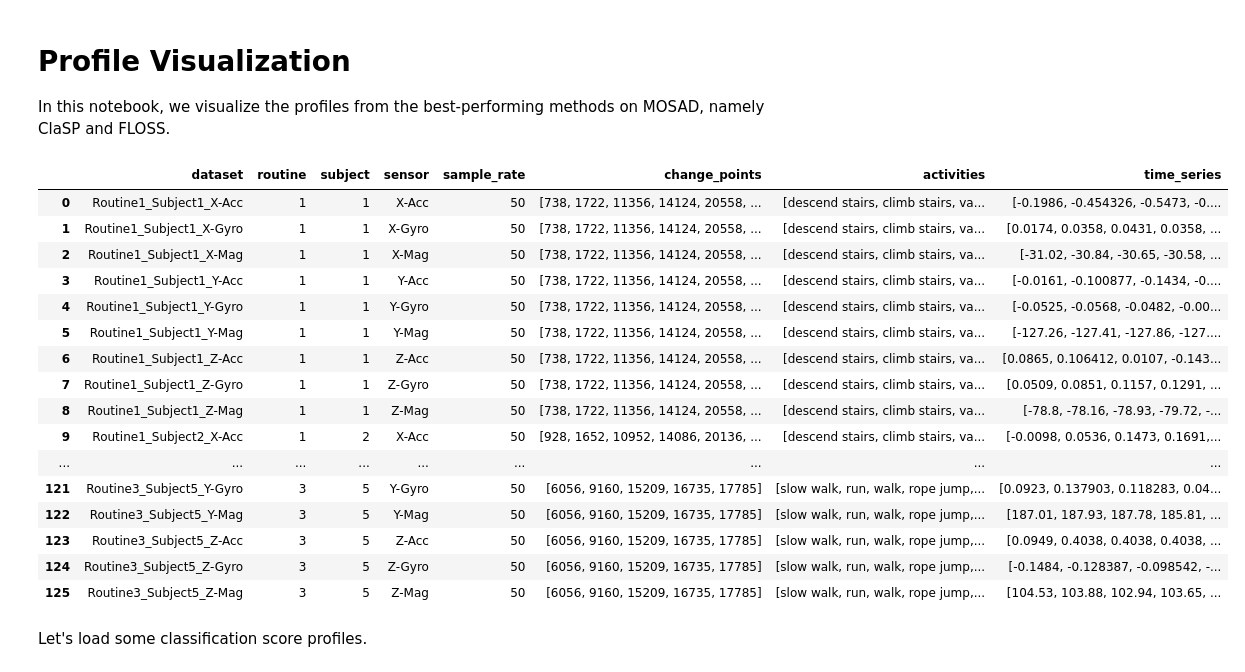
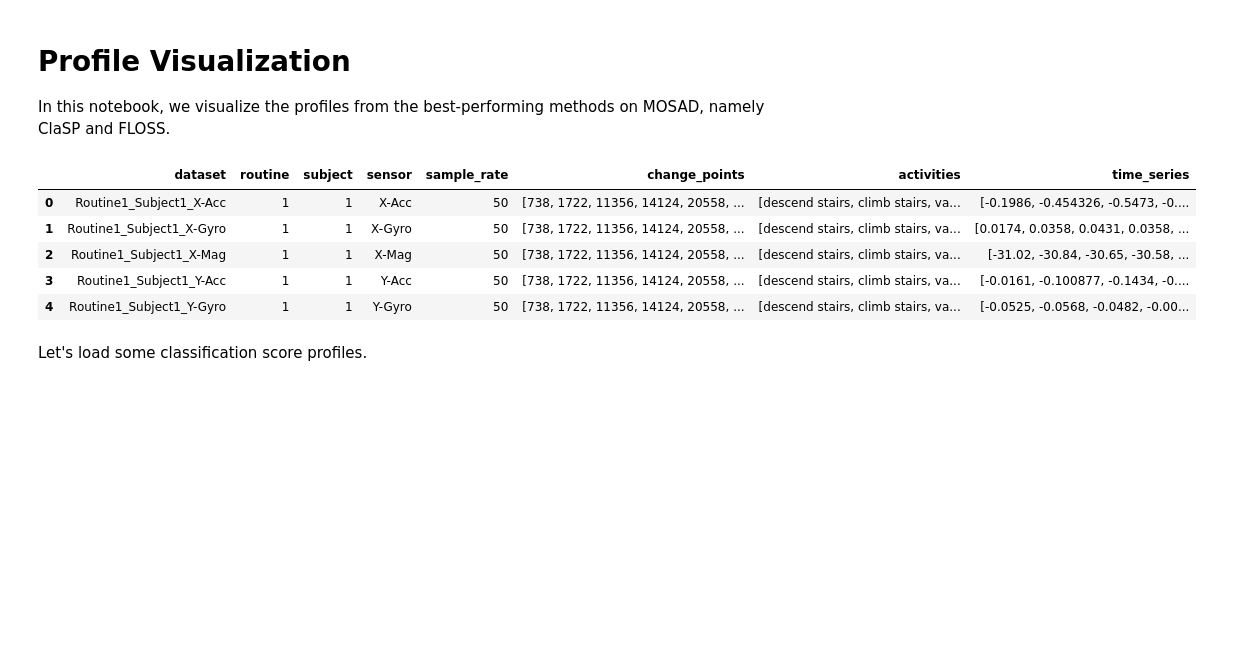
Before and after one commit to ermshaua/mobile-sensing-human-activity-data-set, a Jupyter notebook: notebooks/profile_visualization.ipynb, the cells around one changed output. Drawn from its saved outputs; the diff is of its cells as text; code cells hidden in the pictures; blank space fills up the shorter version.

```diff
--- a/notebooks/profile_visualization.ipynb
+++ b/notebooks/profile_visualization.ipynb
@@ -30,25 +30,14 @@ from src.utils import load_mosad_dataset
 from src.visualizer import plot_profile_with_ts, plot_ts
 # %%
 df_mosad = load_mosad_dataset()
-df_mosad
+df_mosad.head()
 # %% [output]
 |  | dataset | routine | subject | sensor | sample_rate | change_points | activities | time_series |
 | 0 | Routine1_Subject1_X-Acc | 1 | 1 | X-Acc | 50 | [738, 1722, 11356, 14124, 20558, ... | [descend stairs, climb stairs, va... | [-0.1986, -0.454326, -0.5473, -0.... |
 | 1 | Routine1_Subject1_X-Gyro | 1 | 1 | X-Gyro | 50 | [738, 1722, 11356, 14124, 20558, ... | [descend stairs, climb stairs, va... | [0.0174, 0.0358, 0.0431, 0.0358, ... |
 | 2 | Routine1_Subject1_X-Mag | 1 | 1 | X-Mag | 50 | [738, 1722, 11356, 14124, 20558, ... | [descend stairs, climb stairs, va... | [-31.02, -30.84, -30.65, -30.58, ... |
 | 3 | Routine1_Subject1_Y-Acc | 1 | 1 | Y-Acc | 50 | [738, 1722, 11356, 14124, 20558, ... | [descend stairs, climb stairs, va... | [-0.0161, -0.100877, -0.1434, -0.... |
 | 4 | Routine1_Subject1_Y-Gyro | 1 | 1 | Y-Gyro | 50 | [738, 1722, 11356, 14124, 20558, ... | [descend stairs, climb stairs, va... | [-0.0525, -0.0568, -0.0482, -0.00... |
-| 5 | Routine1_Subject1_Y-Mag | 1 | 1 | Y-Mag | 50 | [738, 1722, 11356, 14124, 20558, ... | [descend stairs, climb stairs, va... | [-127.26, -127.41, -127.86, -127.... |
-| 6 | Routine1_Subject1_Z-Acc | 1 | 1 | Z-Acc | 50 | [738, 1722, 11356, 14124, 20558, ... | [descend stairs, climb stairs, va... | [0.0865, 0.106412, 0.0107, -0.143... |
-| 7 | Routine1_Subject1_Z-Gyro | 1 | 1 | Z-Gyro | 50 | [738, 1722, 11356, 14124, 20558, ... | [descend stairs, climb stairs, va... | [0.0509, 0.0851, 0.1157, 0.1291, ... |
-| 8 | Routine1_Subject1_Z-Mag | 1 | 1 | Z-Mag | 50 | [738, 1722, 11356, 14124, 20558, ... | [descend stairs, climb stairs, va... | [-78.8, -78.16, -78.93, -79.72, -... |
-| 9 | Routine1_Subject2_X-Acc | 1 | 2 | X-Acc | 50 | [928, 1652, 10952, 14086, 20136, ... | [descend stairs, climb stairs, va... | [-0.0098, 0.0536, 0.1473, 0.1691,... |
-| ... | ... | ... | ... | ... | ... | ... | ... | ... |
-| 121 | Routine3_Subject5_Y-Gyro | 3 | 5 | Y-Gyro | 50 | [6056, 9160, 15209, 16735, 17785] | [slow walk, run, walk, rope jump,... | [0.0923, 0.137903, 0.118283, 0.04... |
-| 122 | Routine3_Subject5_Y-Mag | 3 | 5 | Y-Mag | 50 | [6056, 9160, 15209, 16735, 17785] | [slow walk, run, walk, rope jump,... | [187.01, 187.93, 187.78, 185.81, ... |
-| 123 | Routine3_Subject5_Z-Acc | 3 | 5 | Z-Acc | 50 | [6056, 9160, 15209, 16735, 17785] | [slow walk, run, walk, rope jump,... | [0.0949, 0.4038, 0.4038, 0.4038, ... |
-| 124 | Routine3_Subject5_Z-Gyro | 3 | 5 | Z-Gyro | 50 | [6056, 9160, 15209, 16735, 17785] | [slow walk, run, walk, rope jump,... | [-0.1484, -0.128387, -0.098542, -... |
-| 125 | Routine3_Subject5_Z-Mag | 3 | 5 | Z-Mag | 50 | [6056, 9160, 15209, 16735, 17785] | [slow walk, run, walk, rope jump,... | [104.53, 103.88, 102.94, 103.65, ... |
 # %% [markdown]
 Let's load some classification score profiles.
 # %%
```
Also changed, not shown: 13 other files.
